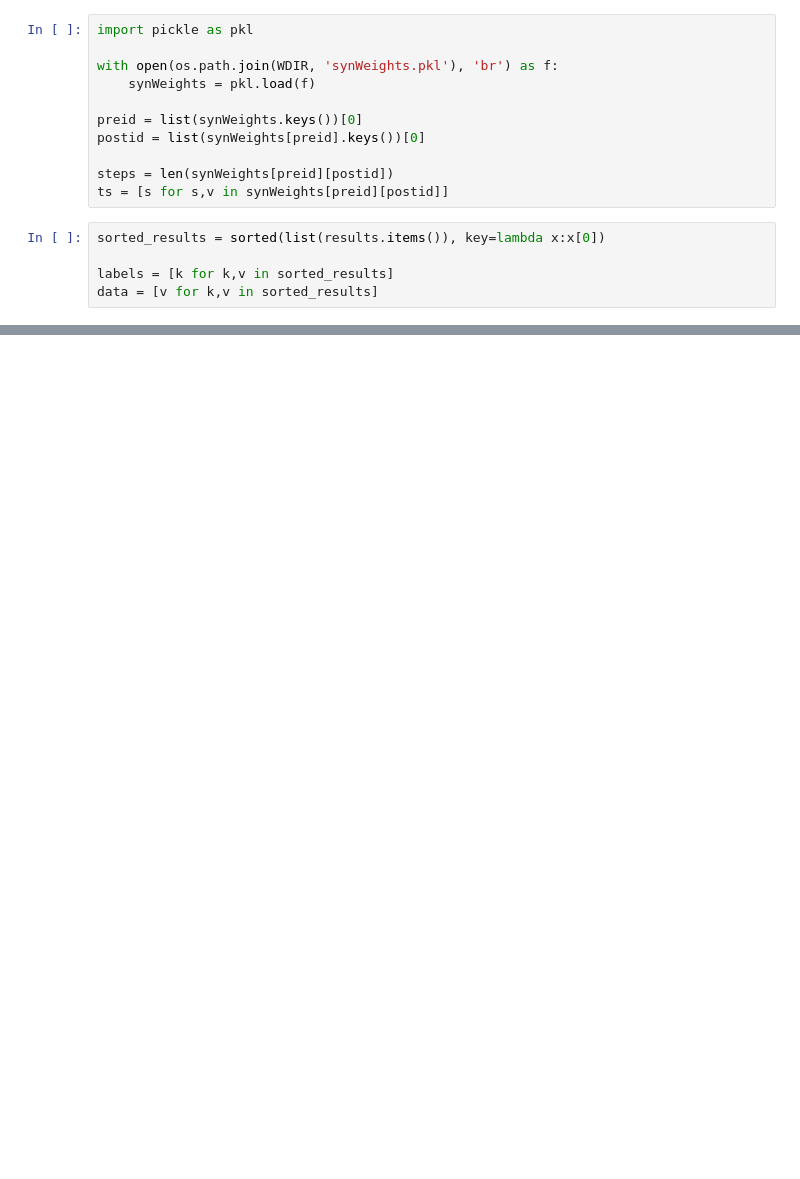
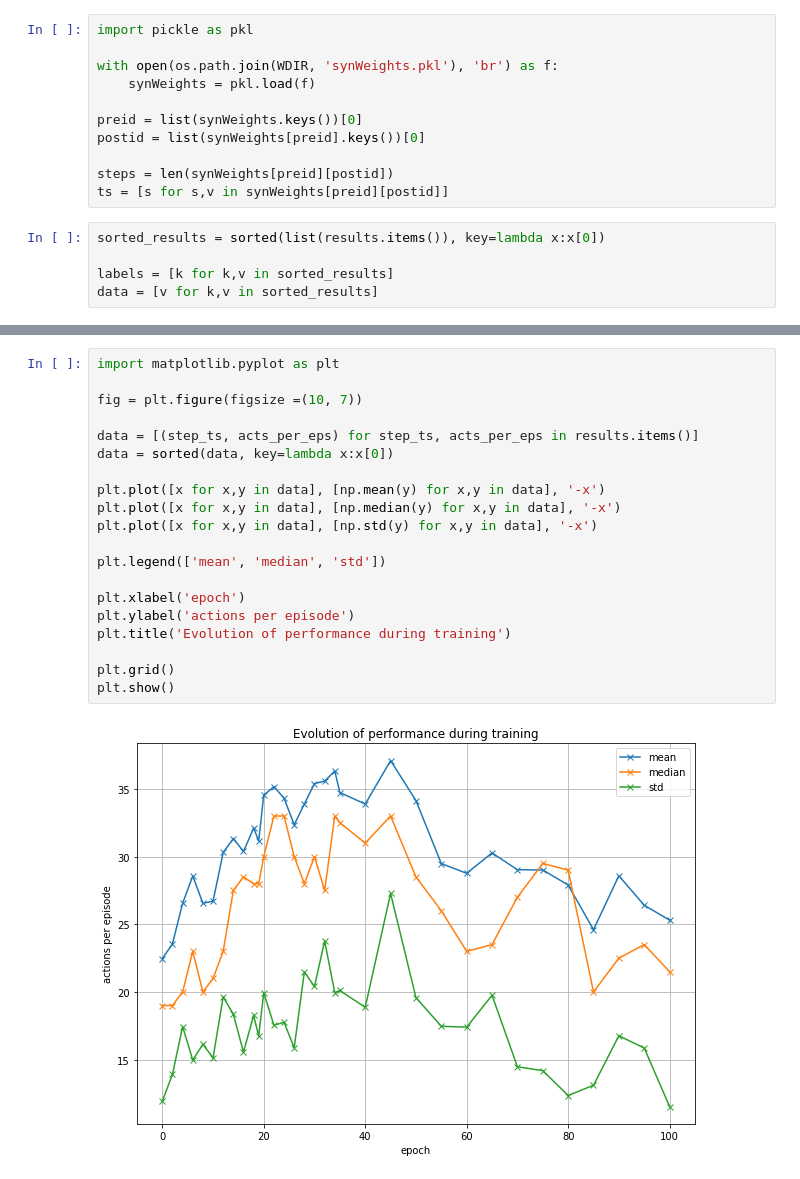
Before and after one commit to NathanKlineInstitute/netpyne-STDP, a Jupyter notebook: notebooks/evaluate.ipynb, the cells around one changed output, grey strips where cells are left out. Saved outputs shown, nothing was run; the diff lists cells and outputs as text; blank space fills up the shorter version.

```diff
--- a/notebooks/evaluate.ipynb
+++ b/notebooks/evaluate.ipynb
@@ -52,0 +54,22 @@ plt.show()
+# %%
+import matplotlib.pyplot as plt
+
+fig = plt.figure(figsize =(10, 7))
+
+data = [(step_ts, acts_per_eps) for step_ts, acts_per_eps in results.items()]
+data = sorted(data, key=lambda x:x[0])
+
+plt.plot([x for x,y in data], [np.mean(y) for x,y in data], '-x')
+plt.plot([x for x,y in data], [np.median(y) for x,y in data], '-x')
+plt.plot([x for x,y in data], [np.std(y) for x,y in data], '-x')
+
+plt.legend(['mean', 'median', 'std'])
+
+plt.xlabel('epoch')
+plt.ylabel('actions per episode')
+plt.title('Evolution of performance during training')
+
+plt.grid()
+plt.show()
+# %% [output]
+[figure, added]
```
Also changed, not shown: parts of 8 cells of this notebook, 3 other files.
